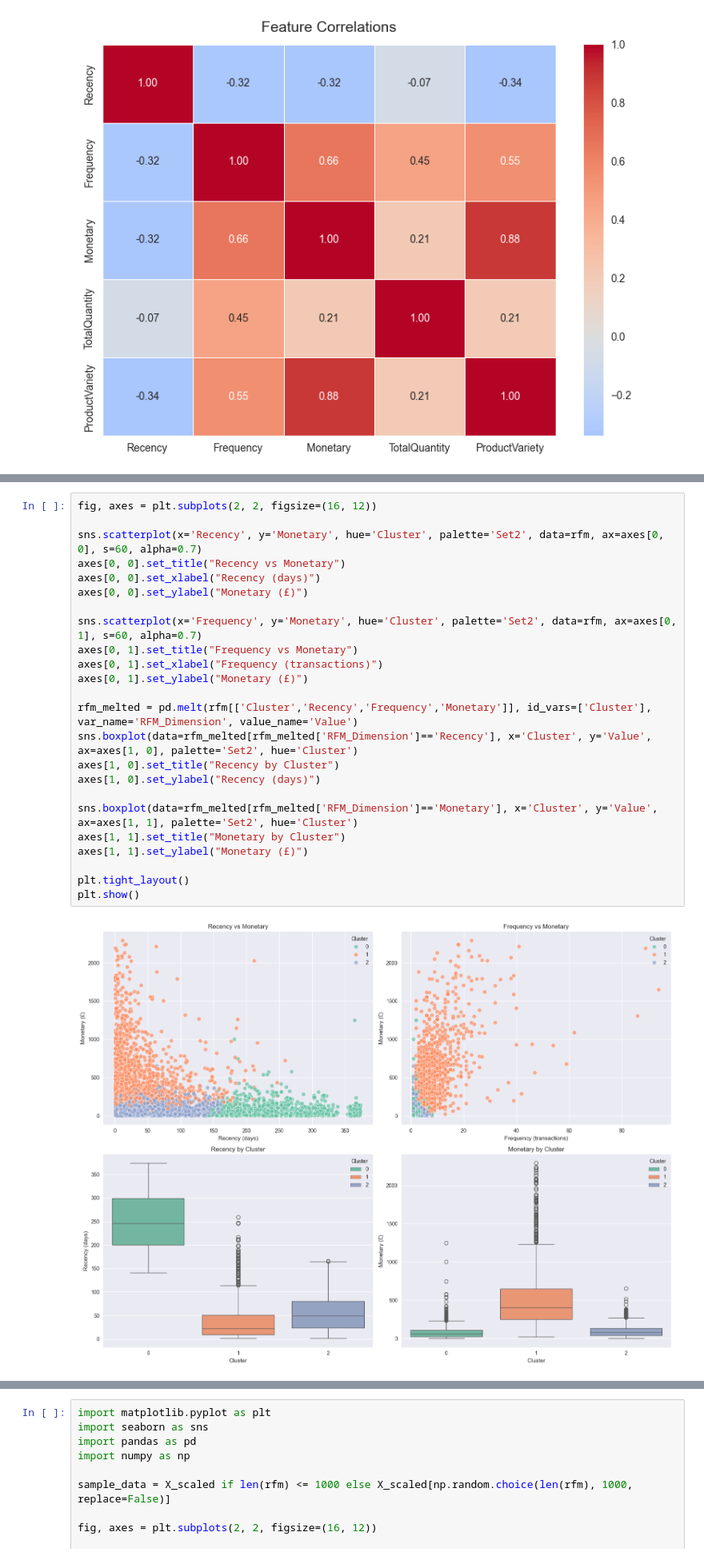
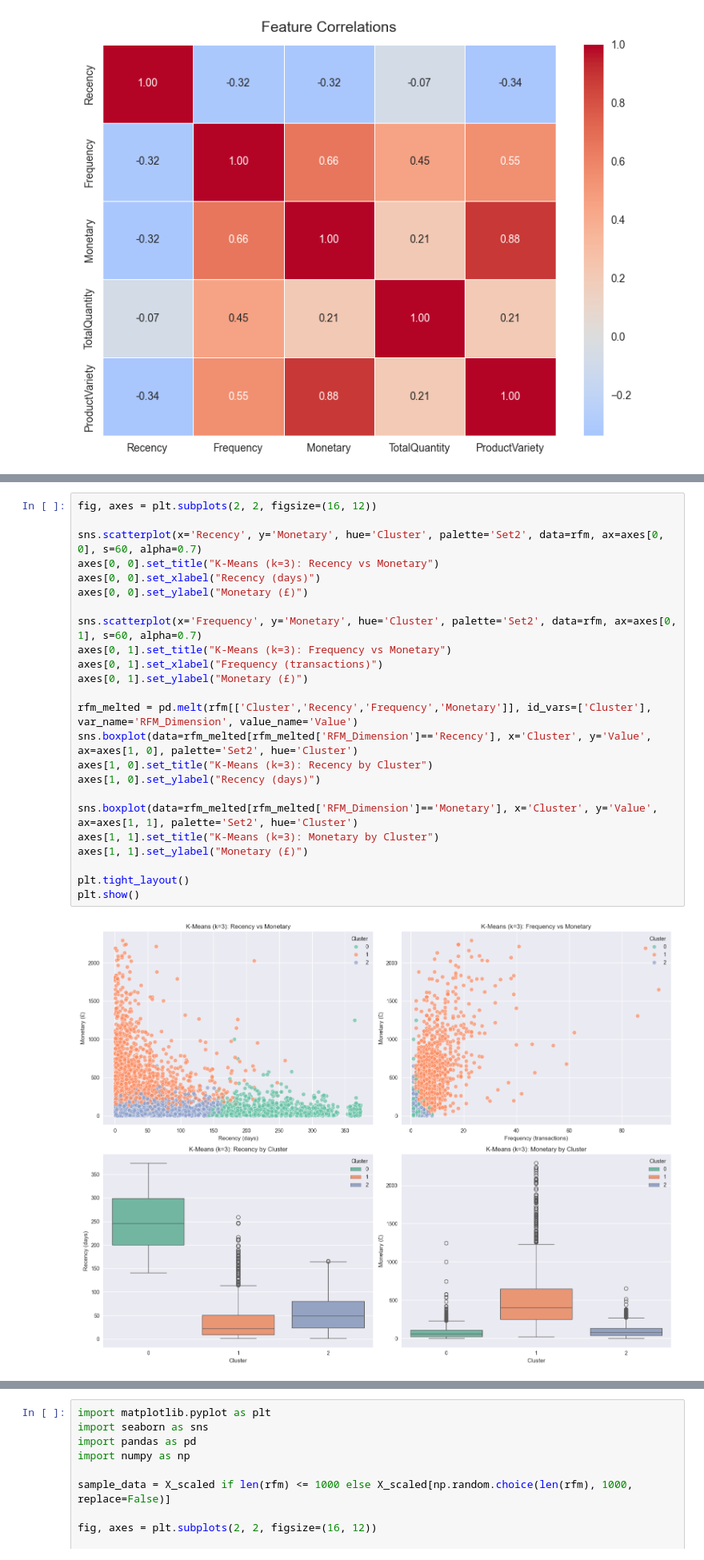
Before and after one commit to ligenchang/CSCA_5632_Final_Project, a Jupyter notebook: main.ipynb, the cells around one changed output, grey strips where cells are left out. Shown at 80% size. Drawn from its saved outputs; the diff is of its cells as text.

```diff
--- a/main.ipynb
+++ b/main.ipynb
@@ -577,27 +560,27 @@ Cluster 2: 1,767 customers (41.4%)
 # %%
 fig, axes = plt.subplots(2, 2, figsize=(16, 12))
 
 sns.scatterplot(x='Recency', y='Monetary', hue='Cluster', palette='Set2', data=rfm, ax=axes[0, 0], s=60, alpha=0.7)
-axes[0, 0].set_title("Recency vs Monetary")
+axes[0, 0].set_title("K-Means (k=3): Recency vs Monetary")
 axes[0, 0].set_xlabel("Recency (days)")
 axes[0, 0].set_ylabel("Monetary (£)")
 
 sns.scatterplot(x='Frequency', y='Monetary', hue='Cluster', palette='Set2', data=rfm, ax=axes[0, 1], s=60, alpha=0.7)
-axes[0, 1].set_title("Frequency vs Monetary")
+axes[0, 1].set_title("K-Means (k=3): Frequency vs Monetary")
 axes[0, 1].set_xlabel("Frequency (transactions)")
 axes[0, 1].set_ylabel("Monetary (£)")
 
 rfm_melted = pd.melt(rfm[['Cluster','Recency','Frequency','Monetary']], id_vars=['Cluster'], var_name='RFM_Dimension', value_name='Value')
 sns.boxplot(data=rfm_melted[rfm_melted['RFM_Dimension']=='Recency'], x='Cluster', y='Value', ax=axes[1, 0], palette='Set2', hue='Cluster')
-axes[1, 0].set_title("Recency by Cluster")
+axes[1, 0].set_title("K-Means (k=3): Recency by Cluster")
 axes[1, 0].set_ylabel("Recency (days)")
 
 sns.boxplot(data=rfm_melted[rfm_melted['RFM_Dimension']=='Monetary'], x='Cluster', y='Value', ax=axes[1, 1], palette='Set2', hue='Cluster')
-axes[1, 1].set_title("Monetary by Cluster")
+axes[1, 1].set_title("K-Means (k=3): Monetary by Cluster")
 axes[1, 1].set_ylabel("Monetary (£)")
 
 plt.tight_layout()
 plt.show()
 # %% [output]
-[figure, old version]
+[figure, new version]
 # %% [markdown]
```
Also changed, not shown: parts of 48 cells of this notebook.
